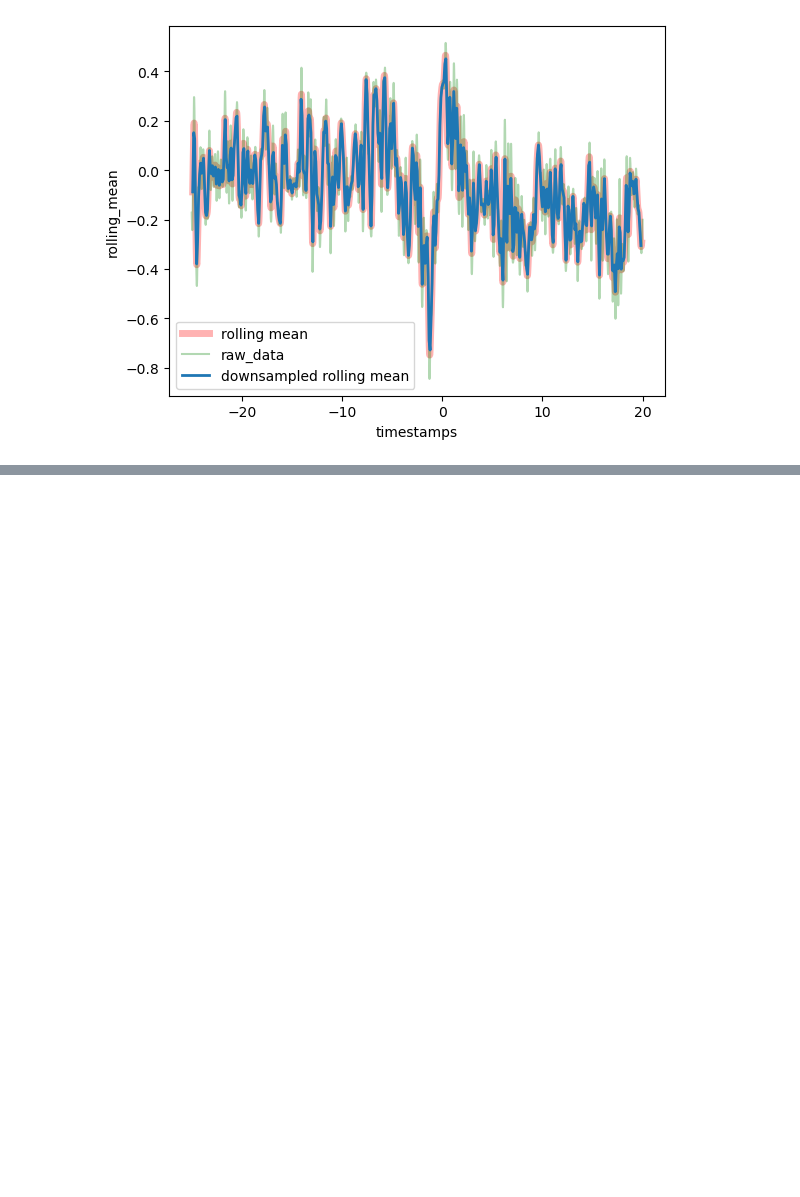
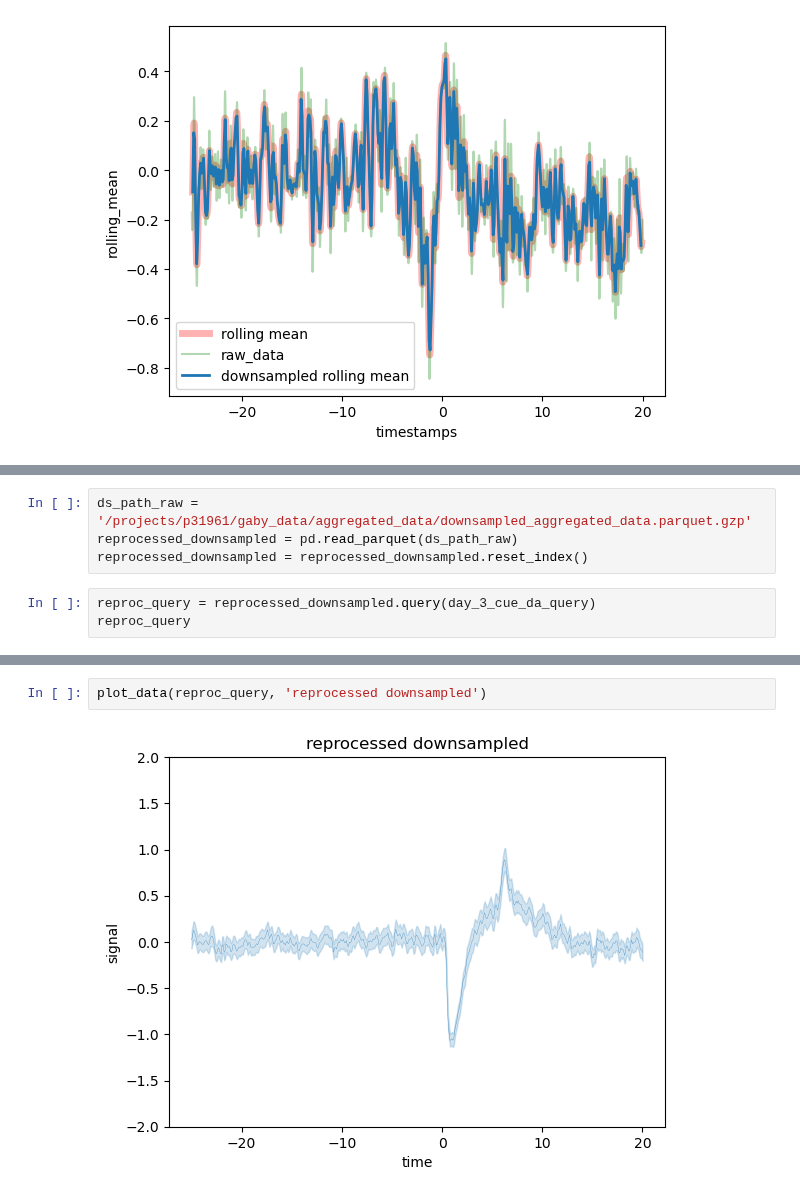
Before and after one commit to Mschaid/ENIGMA, a Jupyter notebook: notebooks/downsampling_iteration.ipynb, the cells around one changed output, grey strips where cells are left out. Drawn from its saved outputs; the diff is of its cells as text; blank space fills up the shorter version.

Commit message:
downsample iteration complete and implemented

```diff
--- a/notebooks/downsampling_iteration.ipynb
+++ b/notebooks/downsampling_iteration.ipynb
@@ -214,0 +217,7 @@ sns.lineplot(data = rolling_ds, x = 'timestamps', y = 'rolling_mean',linewidth =
+# %%
+ds_path_raw = '/projects/p31961/gaby_data/aggregated_data/downsampled_aggregated_data.parquet.gzp'
+reprocessed_downsampled = pd.read_parquet(ds_path_raw)
+reprocessed_downsampled = reprocessed_downsampled.reset_index()
+# %%
+reproc_query = reprocessed_downsampled.query(day_3_cue_da_query)
+reproc_query
@@ -214,0 +238,4 @@ sns.lineplot(data = rolling_ds, x = 'timestamps', y = 'rolling_mean',linewidth =
+# %%
+plot_data(reproc_query, 'reprocessed downsampled')
+# %% [output]
+[figure, added]
```
Also changed, not shown: parts of 4 cells of this notebook.
